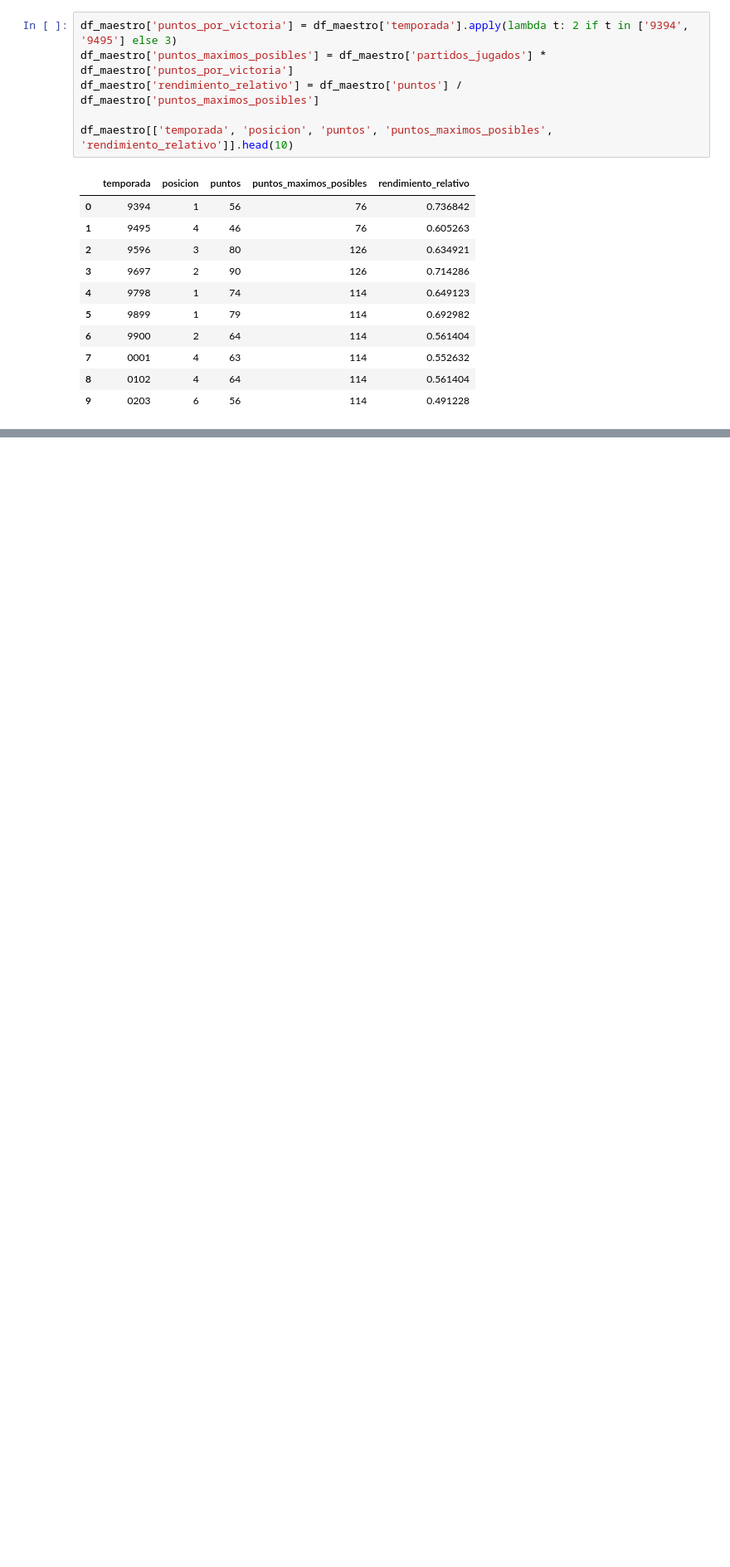
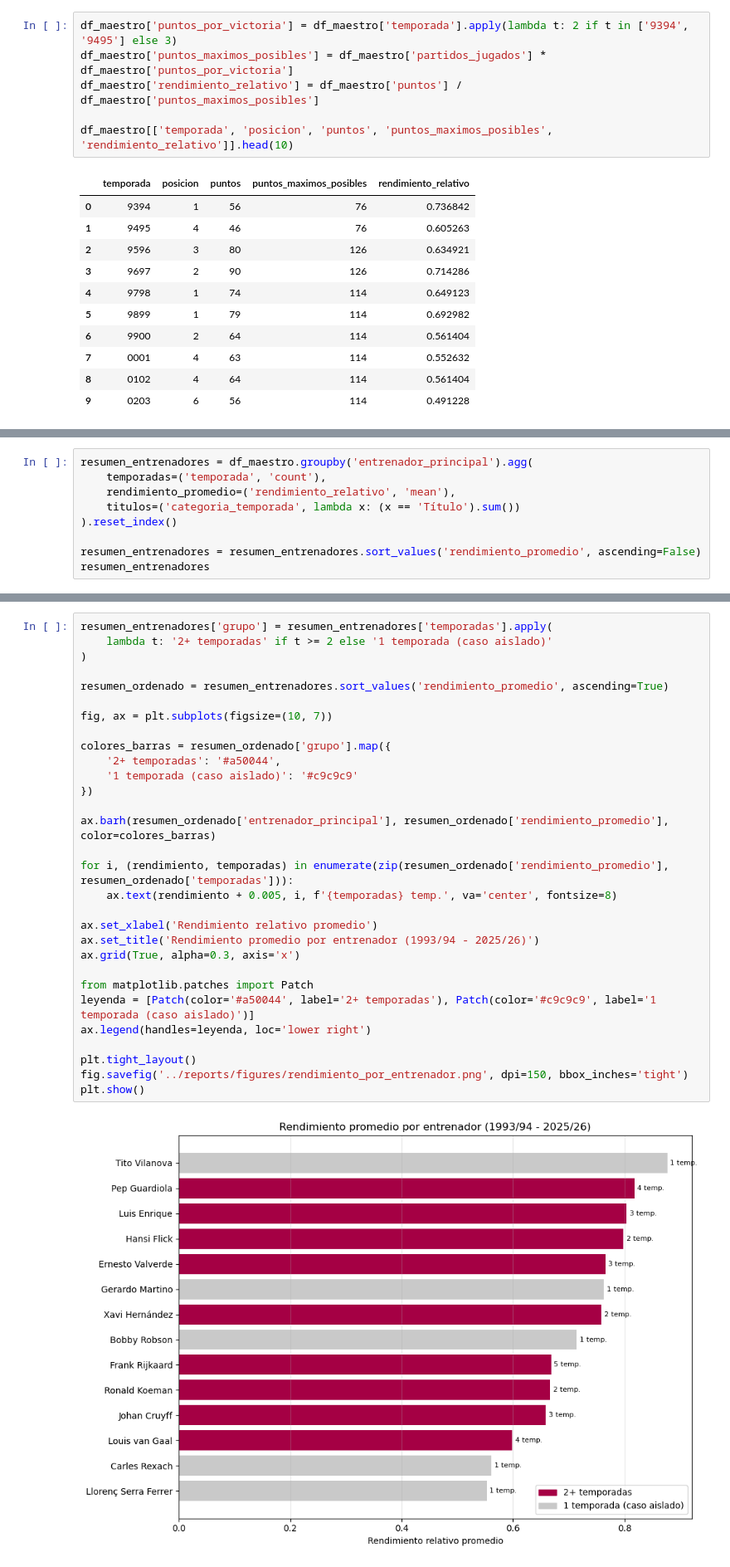
Before and after one commit to albertone448/always-barca, a Jupyter notebook: notebooks/02_analisis_rendimiento.ipynb, the cells around one changed output, grey strips where cells are left out. Shown at 83% size. Cells and saved outputs as stored; diff of their text form; blank space fills up the shorter version.

```diff
--- a/notebooks/02_analisis_rendimiento.ipynb
+++ b/notebooks/02_analisis_rendimiento.ipynb
@@ -66,0 +144,9 @@ Name: count, dtype: int64
+# %%
+resumen_entrenadores = df_maestro.groupby('entrenador_principal').agg(
+    temporadas=('temporada', 'count'),
+    rendimiento_promedio=('rendimiento_relativo', 'mean'),
+    titulos=('categoria_temporada', lambda x: (x == 'Título').sum())
+).reset_index()
+
+resumen_entrenadores = resumen_entrenadores.sort_values('rendimiento_promedio', ascending=False)
+resumen_entrenadores
@@ -66,0 +216,32 @@ Name: count, dtype: int64
+# %%
+resumen_entrenadores['grupo'] = resumen_entrenadores['temporadas'].apply(
+    lambda t: '2+ temporadas' if t >= 2 else '1 temporada (caso aislado)'
+)
+
+resumen_ordenado = resumen_entrenadores.sort_values('rendimiento_promedio', ascending=True)
+
+fig, ax = plt.subplots(figsize=(10, 7))
+
+colores_barras = resumen_ordenado['grupo'].map({
+    '2+ temporadas': '#a50044',
+    '1 temporada (caso aislado)': '#c9c9c9'
+})
+
+ax.barh(resumen_ordenado['entrenador_principal'], resumen_ordenado['rendimiento_promedio'], color=colores_barras)
+
+for i, (rendimiento, temporadas) in enumerate(zip(resumen_ordenado['rendimiento_promedio'], resumen_ordenado['temporadas'])):
+    ax.text(rendimiento + 0.005, i, f'{temporadas} temp.', va='center', fontsize=8)
+
+ax.set_xlabel('Rendimiento relativo promedio')
+ax.set_title('Rendimiento promedio por entrenador (1993/94 - 2025/26)')
+ax.grid(True, alpha=0.3, axis='x')
+
+from matplotlib.patches import Patch
+leyenda = [Patch(color='#a50044', label='2+ temporadas'), Patch(color='#c9c9c9', label='1 temporada (caso aislado)')]
+ax.legend(handles=leyenda, loc='lower right')
+
+plt.tight_layout()
+fig.savefig('../reports/figures/rendimiento_por_entrenador.png', dpi=150, bbox_inches='tight')
+plt.show()
+# %% [output]
+[figure, added]
```
Also changed, not shown: parts of 10 cells of this notebook, 3 other files.
